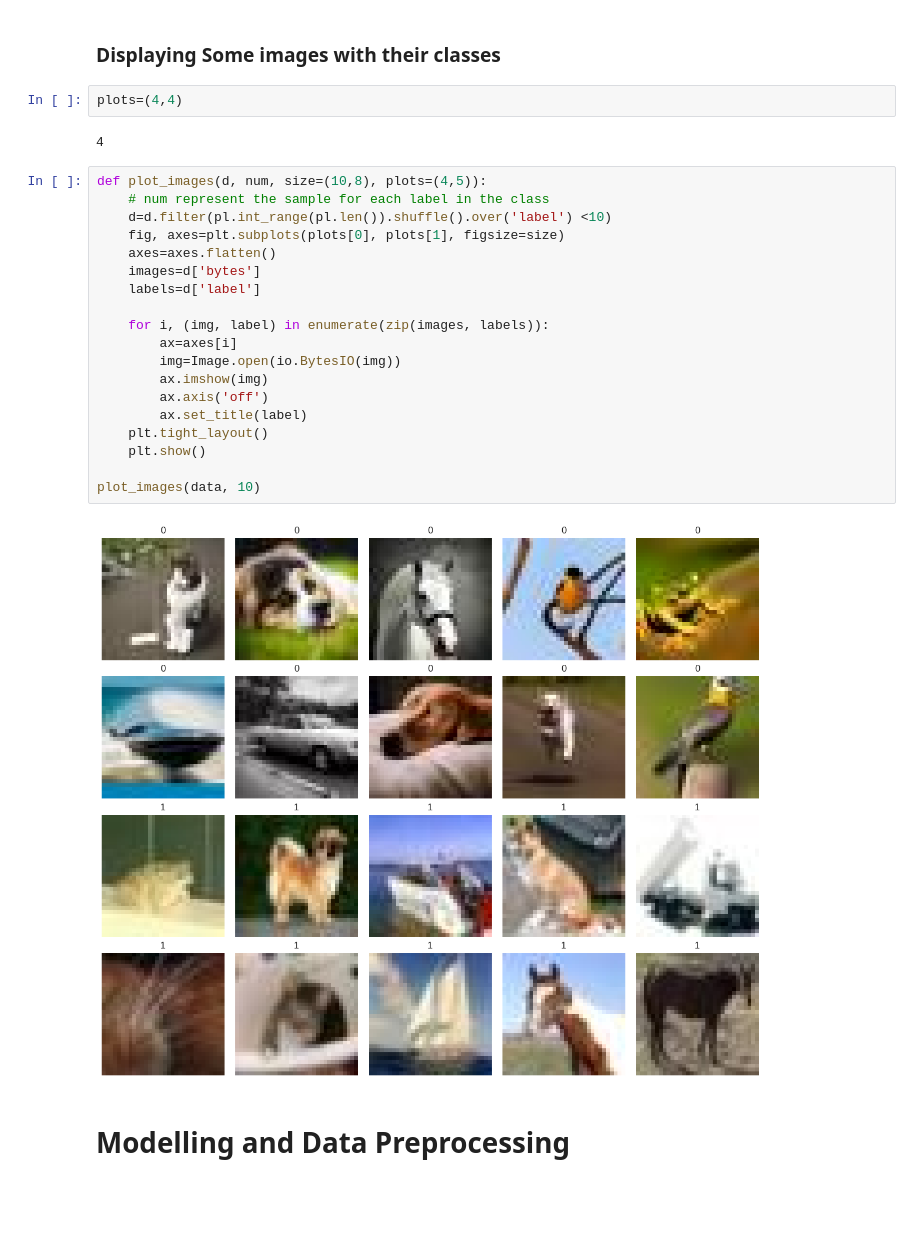
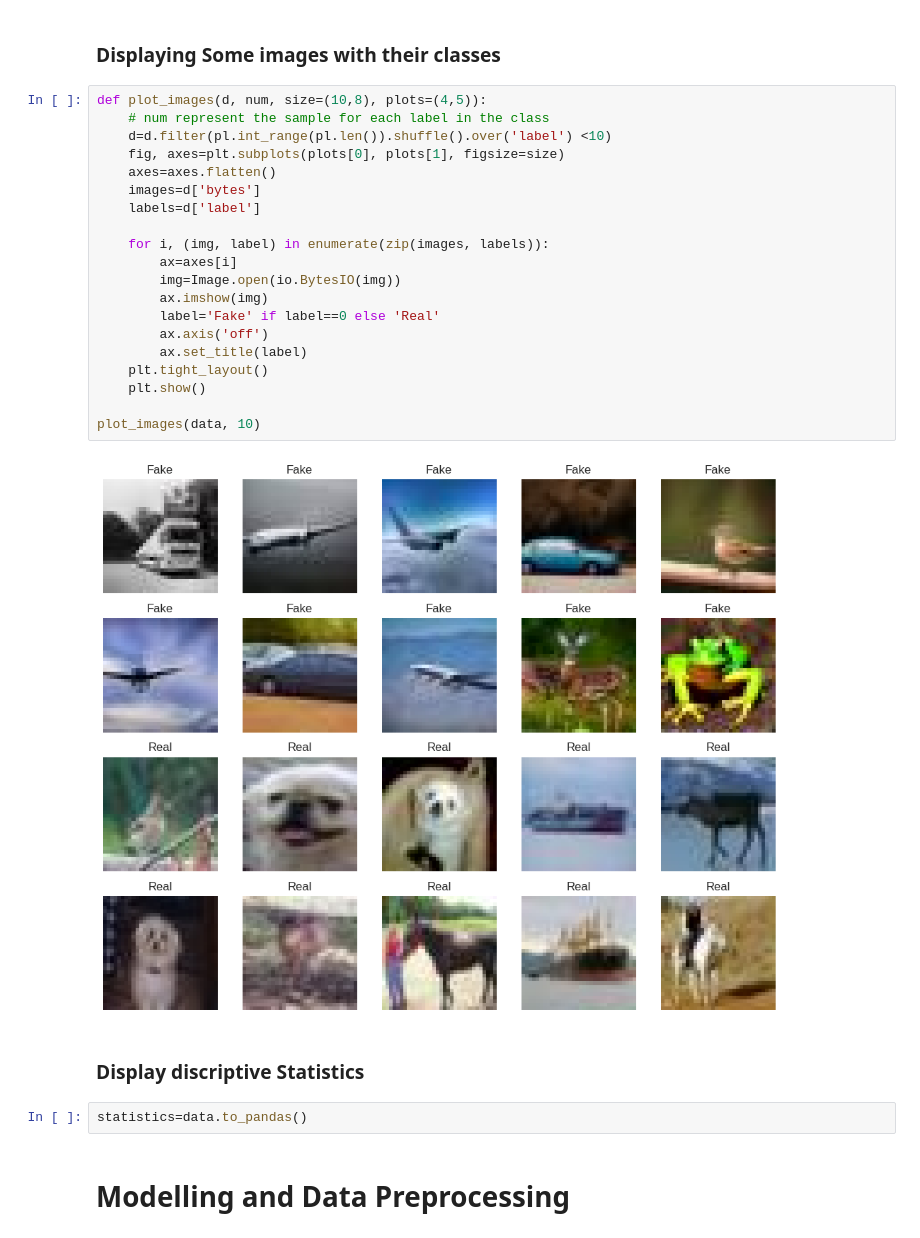
Before and after one commit to 1nuc/image-classification, a Jupyter notebook: run.ipynb, the cells around one changed output. Saved outputs shown, nothing was run; the diff lists cells and outputs as text; blank space fills up the shorter version.

```diff
--- a/run.ipynb
+++ b/run.ipynb
@@ -113,31 +113,32 @@ plt.show()
 [figure]
 # %% [markdown]
 ### Displaying Some images with their classes
-# %%
-plots=(4,4)
-# %% [output]
-4
 # %%
 def plot_images(d, num, size=(10,8), plots=(4,5)):
     # num represent the sample for each label in the class
     d=d.filter(pl.int_range(pl.len()).shuffle().over('label') <10)
     fig, axes=plt.subplots(plots[0], plots[1], figsize=size)
     axes=axes.flatten()
     images=d['bytes']
     labels=d['label']
 
     for i, (img, label) in enumerate(zip(images, labels)):
         ax=axes[i]
         img=Image.open(io.BytesIO(img))
         ax.imshow(img)
+        label='Fake' if label==0 else 'Real'
         ax.axis('off')
         ax.set_title(label)
     plt.tight_layout()
     plt.show()
 
 plot_images(data, 10)
 # %% [output]
-[figure, old version]
+[figure, new version]
+# %% [markdown]
+### Display discriptive Statistics
+# %%
+statistics=data.to_pandas()
 # %% [markdown]
 # Modelling and Data Preprocessing
 # %% [markdown]
```
